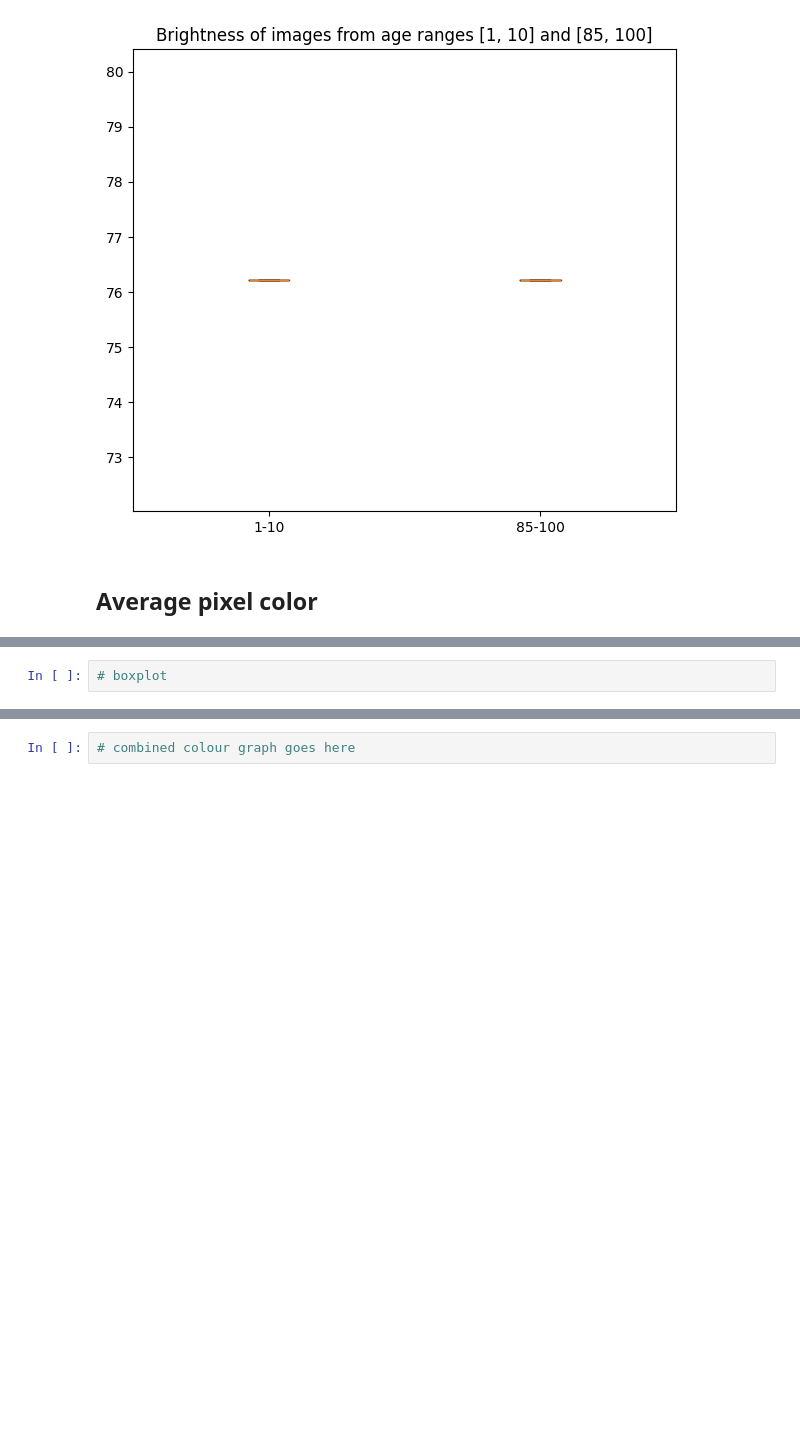
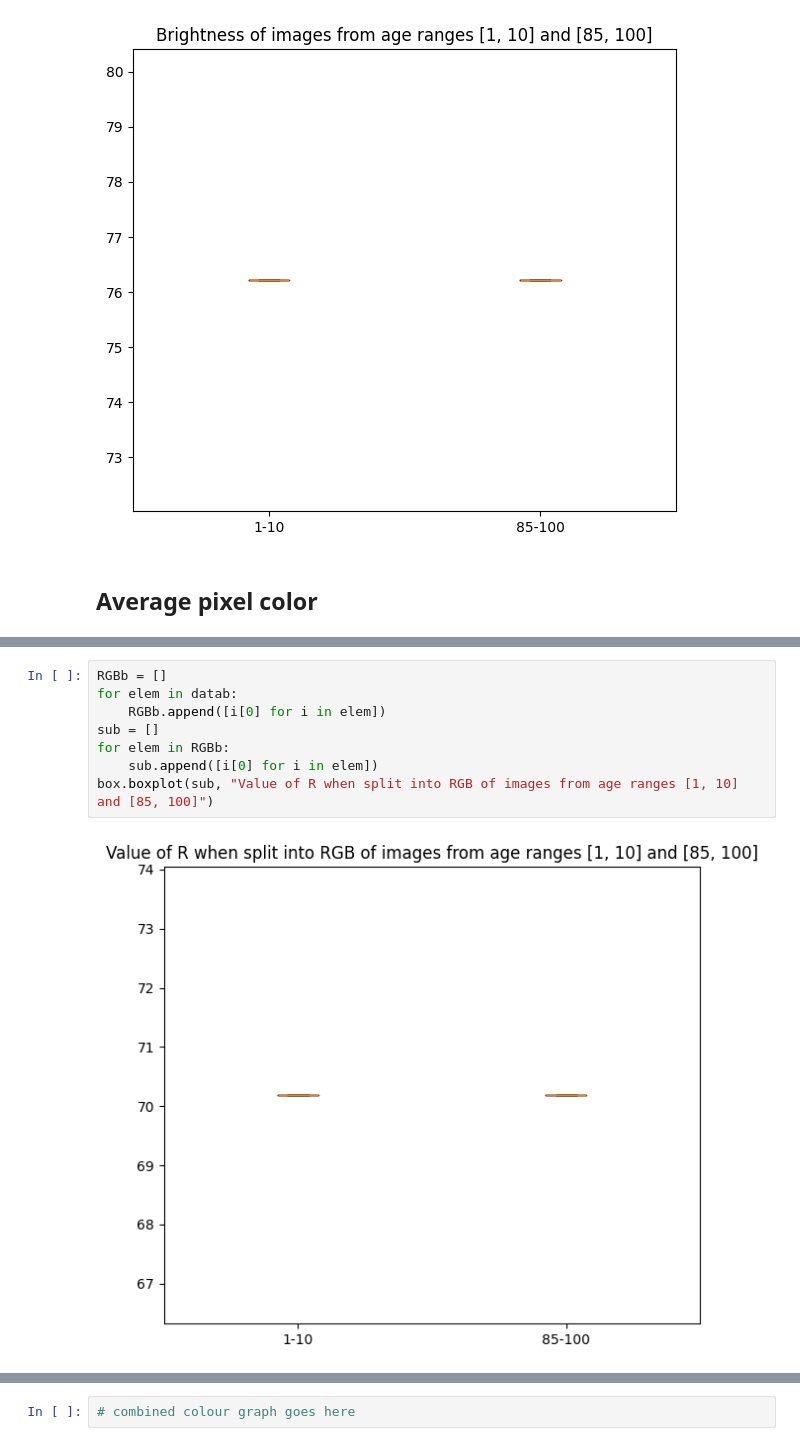
Before and after one commit to domser2002/ML_age_recognition, a Jupyter notebook: dataset/EDA.ipynb, the cells around one changed output, grey strips where cells are left out. Saved outputs shown, nothing was run; the diff lists cells and outputs as text; blank space fills up the shorter version.

```diff
--- a/dataset/EDA.ipynb
+++ b/dataset/EDA.ipynb
@@ -109,3 +109,11 @@ histogram.histogram([i[0] for i in RGB], "Amout of red within images of people f
-# %%
-# boxplot
+# %%
+RGBb = []
+for elem in datab:
+    RGBb.append([i[0] for i in elem])
+sub = []
+for elem in RGBb:
+    sub.append([i[0] for i in elem])
+box.boxplot(sub, "Value of R when split into RGB of images from age ranges [1, 10] and [85, 100]")
+# %% [output]
+[figure, added]
 # %%
```
Also changed, not shown: parts of 10 cells of this notebook.
